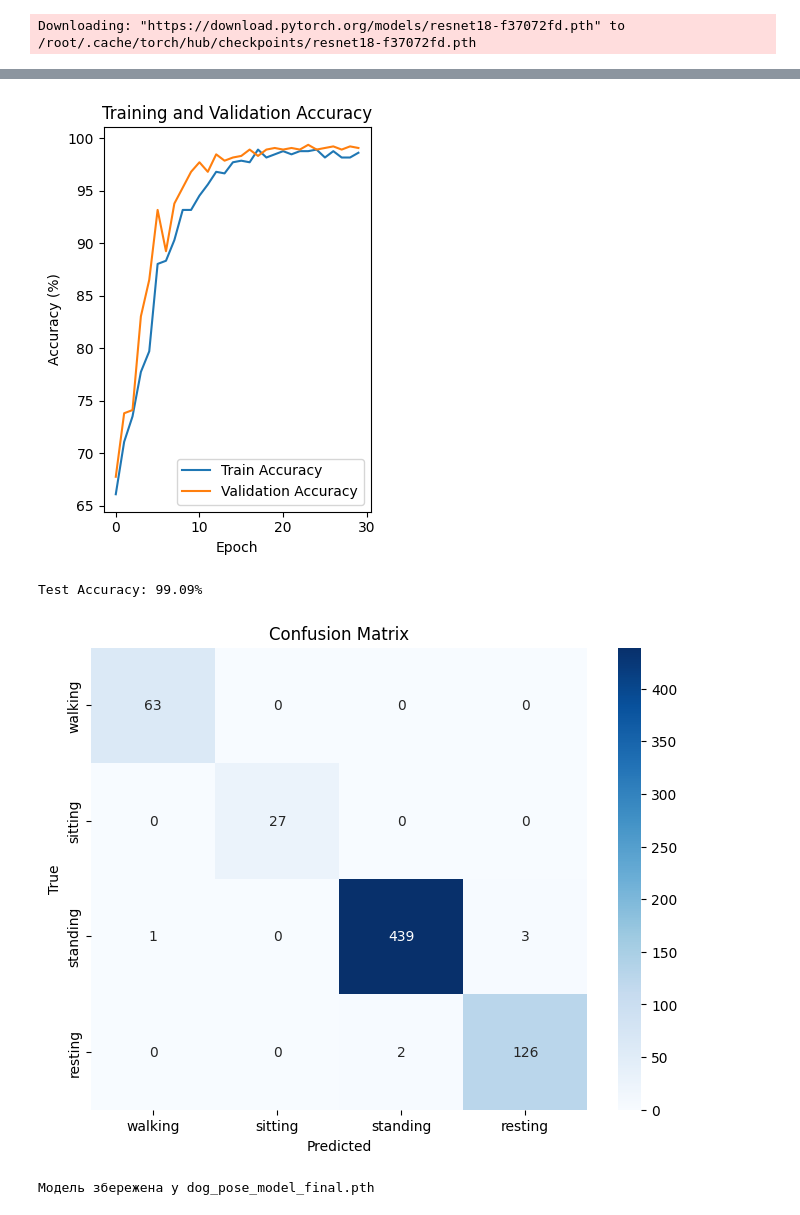
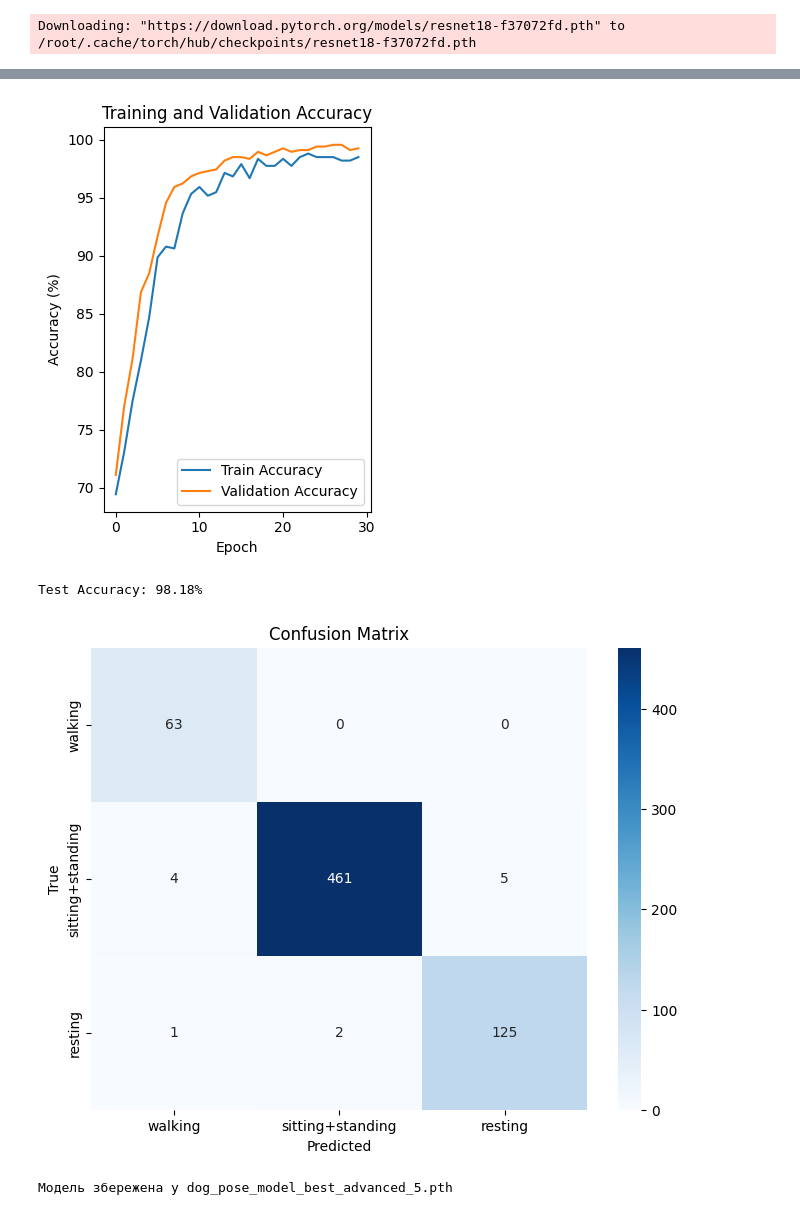
Before and after one commit to Frizonplay/Dogs-pose-recognition, a Jupyter notebook: Fiverr Project.ipynb, the cells around one changed output, grey strips where cells are left out. Cells and saved outputs as stored; diff of their text form; code cells hidden in the pictures.

```diff
--- a/Fiverr Project.ipynb
+++ b/Fiverr Project.ipynb
@@ -276,7 +213,7 @@ class CNN_LSTM(nn.Module):
 
         return x
 
-model = CNN_LSTM(num_classes=4).to(device)
+model = CNN_LSTM(num_classes=3).to(device)
 # %% [output]
 Downloading: "https://download.pytorch.org/models/resnet18-f37072fd.pth" to /root/.cache/torch/hub/checkpoints/resnet18-f37072fd.pth
 # %%
@@ -392,7 +329,7 @@ plt.title('Training and Validation Accuracy')
 plt.tight_layout()
 plt.show()
 # %% [output]
-[figure, old version]
+[figure, new version]
 # %%
 def evaluate(model, test_loader):
     model.eval()
@@ -420,17 +357,17 @@ def evaluate(model, test_loader):
 accuracy, all_preds, all_labels = evaluate(model, test_dataloader)
 print(f"Test Accuracy: {accuracy:.2f}%")
 # %% [output]
-Test Accuracy: 99.09%
+Test Accuracy: 98.18%
 # %%
 cm = confusion_matrix(all_labels, all_preds)
 plt.figure(figsize=(8, 6))
-sns.heatmap(cm, annot=True, fmt='d', cmap='Blues', xticklabels=["walking", "sitting", "standing", "resting"], yticklabels=["walking", "sitting", "standing", "resting"])
+sns.heatmap(cm, annot=True, fmt='d', cmap='Blues', xticklabels=["walking", "sitting+standing", "resting"], yticklabels=["walking", "sitting+standing", "resting"])
 plt.xlabel('Predicted')
 plt.ylabel('True')
 plt.title('Confusion Matrix')
 plt.show()
 # %% [output]
-[figure, old version]
+[figure, new version]
 # %%
 model_path = "dog_pose_model_final.pth"
 
@@ -440,4 +377,4 @@ torch.save({
 }, model_path)
 print(f"Модель збережена у {model_path}")
 # %% [output]
-Модель збережена у dog_pose_model_final.pth
+Модель збережена у dog_pose_model_best_advanced_5.pth
```
Also changed, not shown: parts of 10 cells of this notebook.
